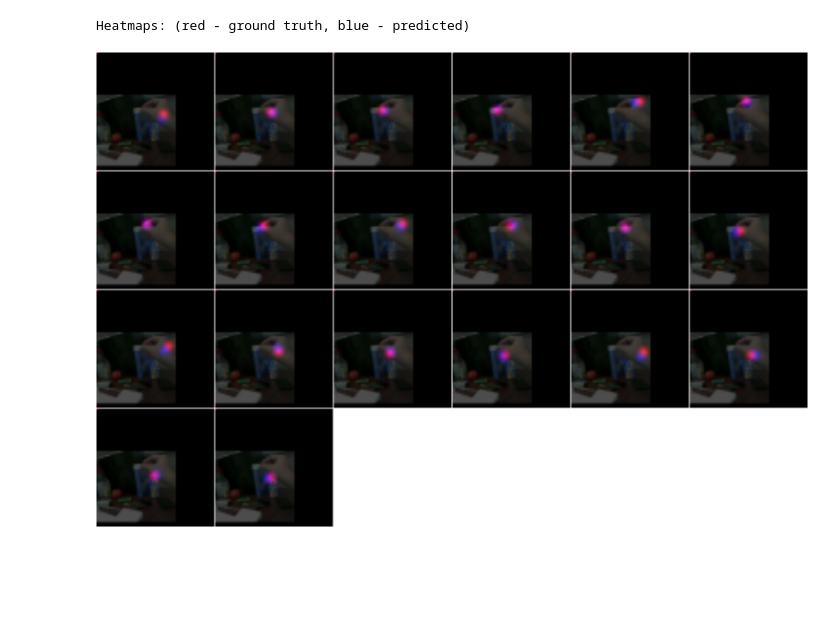
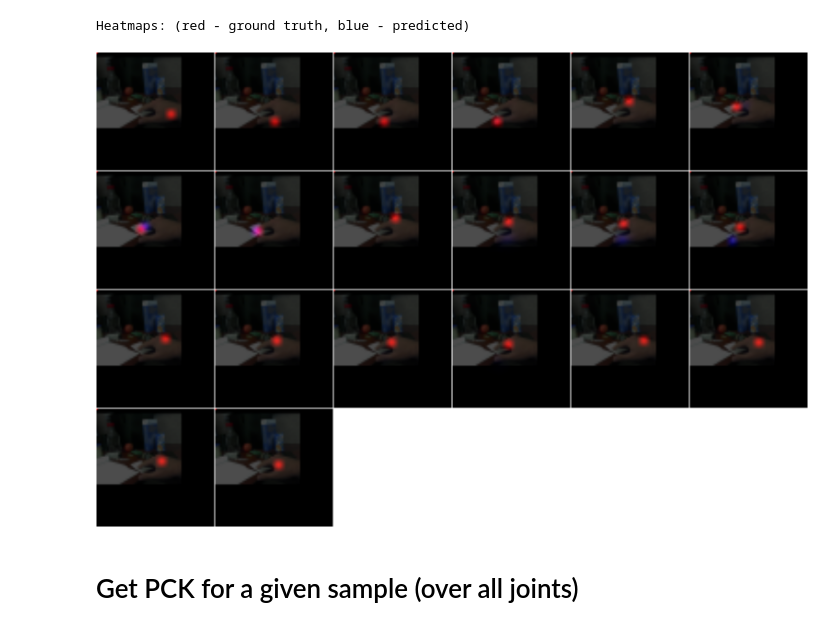
Before and after one commit to hassony2/hourglass-hands, a Jupyter notebook: src/itorch/pck-computation.ipynb, the cells around one changed output. Cells and saved outputs as stored; diff of their text form; code cells hidden in the pictures; blank space fills up the shorter version.

```diff
--- a/src/itorch/pck-computation.ipynb
+++ b/src/itorch/pck-computation.ipynb
@@ -23,14 +6,16 @@ Output is a table
 # %%
 idxs, preds, hms, inp = loadPreds('uciego/final-uci-ego-preds-80-epoch/final_preds', true, false)
 # %%
-tmpIdx = 287
+tmpIdx = 2
 if hms then
     -- Prepare heatmap visualization
     local hmImg = heatmapVisualization('test',idxs[tmpIdx],hms[tmpIdx])
     print("Heatmaps: (red - ground truth, blue - predicted)"); sys.sleep(.01)
     itorch.image(hmImg)
 end
 # %% [output]
 Heatmaps: (red - ground truth, blue - predicted)
-[figure, old version]
+[figure, new version]
+# %% [markdown]
+# Get PCK for a given sample (over all joints)
 # %%
```
Also changed, not shown: parts of 12 cells of this notebook.
